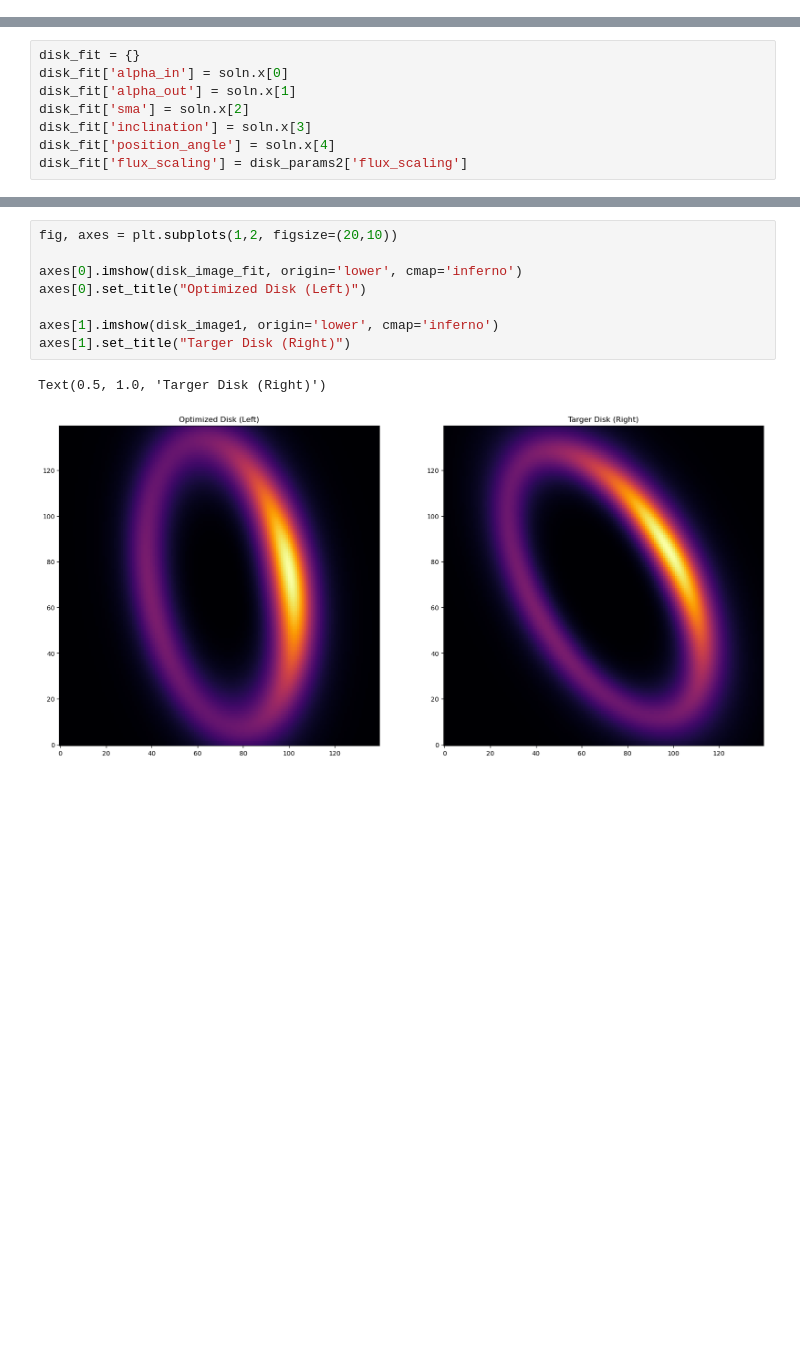
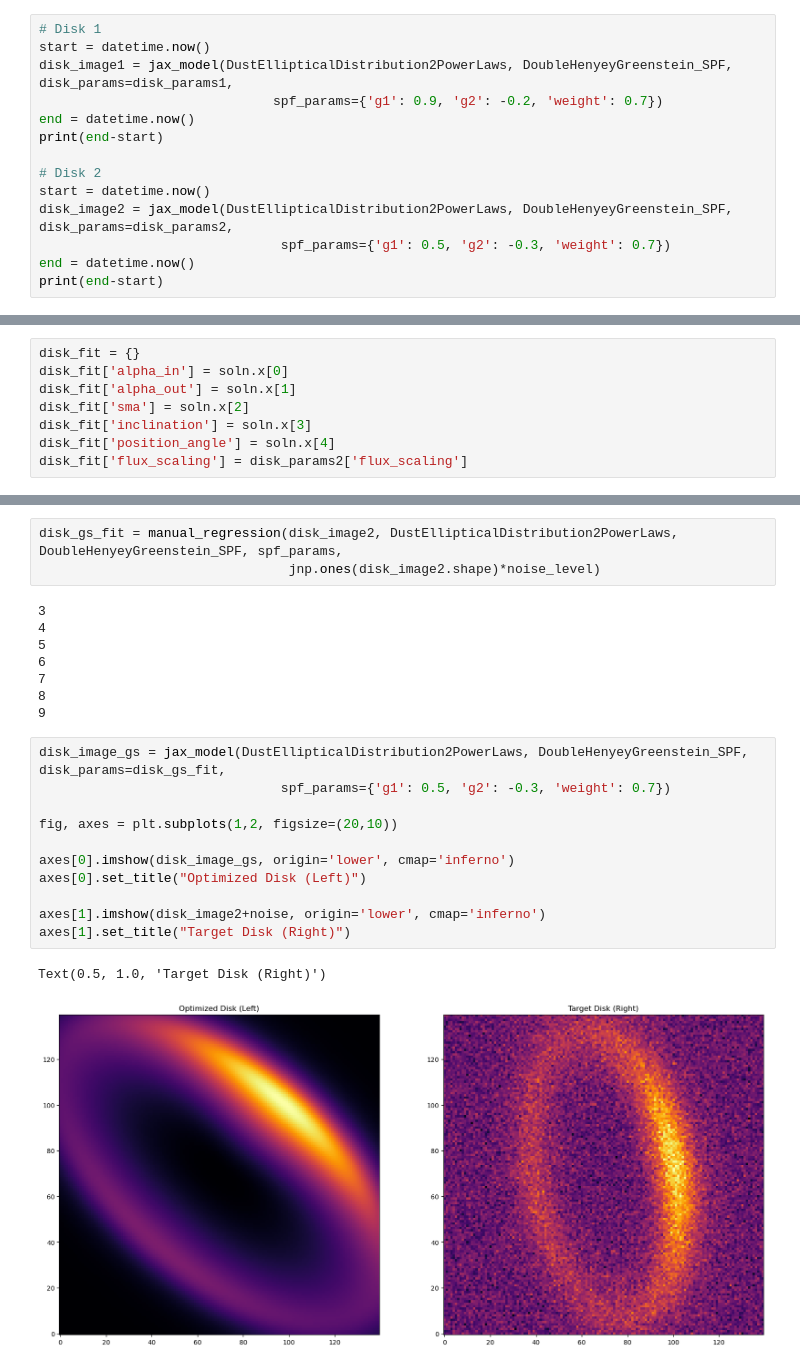
Before and after one commit to mihir-r-kondapalli/GRaTeR-JAX, a Jupyter notebook: Disk_Jaxed.ipynb, the cells around one changed output, grey strips where cells are left out. Saved outputs shown, nothing was run; the diff lists cells and outputs as text; blank space fills up the shorter version.

```diff
--- a/Disk_Jaxed.ipynb
+++ b/Disk_Jaxed.ipynb
@@ -36,0 +44,14 @@ disk_params2['sma'] = 40. #This is the semi-major axis of the model in astronomi
+# %%
+# Disk 1
+start = datetime.now()
+disk_image1 = jax_model(DustEllipticalDistribution2PowerLaws, DoubleHenyeyGreenstein_SPF, disk_params=disk_params1,
+                              spf_params={'g1': 0.9, 'g2': -0.2, 'weight': 0.7})
+end = datetime.now()
+print(end-start)
+
+# Disk 2
+start = datetime.now()
+disk_image2 = jax_model(DustEllipticalDistribution2PowerLaws, DoubleHenyeyGreenstein_SPF, disk_params=disk_params2,
+                               spf_params={'g1': 0.5, 'g2': -0.3, 'weight': 0.7})
+end = datetime.now()
+print(end-start)
@@ -164,11 +209,25 @@ disk_image_fit = jax_model(DustEllipticalDistribution2PowerLaws, DoubleHenyeyGre
+# %%
+disk_gs_fit = manual_regression(disk_image2, DustEllipticalDistribution2PowerLaws, DoubleHenyeyGreenstein_SPF, spf_params,
+                                jnp.ones(disk_image2.shape)*noise_level)
+# %% [output]
+3
+4
+5
+6
+7
+8
+9
 # %%
+disk_image_gs = jax_model(DustEllipticalDistribution2PowerLaws, DoubleHenyeyGreenstein_SPF, disk_params=disk_gs_fit,
+                               spf_params={'g1': 0.5, 'g2': -0.3, 'weight': 0.7})
+
 fig, axes = plt.subplots(1,2, figsize=(20,10))
 
-axes[0].imshow(disk_image_fit, origin='lower', cmap='inferno')
+axes[0].imshow(disk_image_gs, origin='lower', cmap='inferno')
 axes[0].set_title("Optimized Disk (Left)")
 
-axes[1].imshow(disk_image1, origin='lower', cmap='inferno')
-axes[1].set_title("Targer Disk (Right)")
+axes[1].imshow(disk_image2+noise, origin='lower', cmap='inferno')
+axes[1].set_title("Target Disk (Right)")
 # %% [output]
-Text(0.5, 1.0, 'Targer Disk (Right)')
+Text(0.5, 1.0, 'Target Disk (Right)')
-[figure, old version]
+[figure, new version]
```
Also changed, not shown: parts of 30 cells of this notebook, 1 other file.
